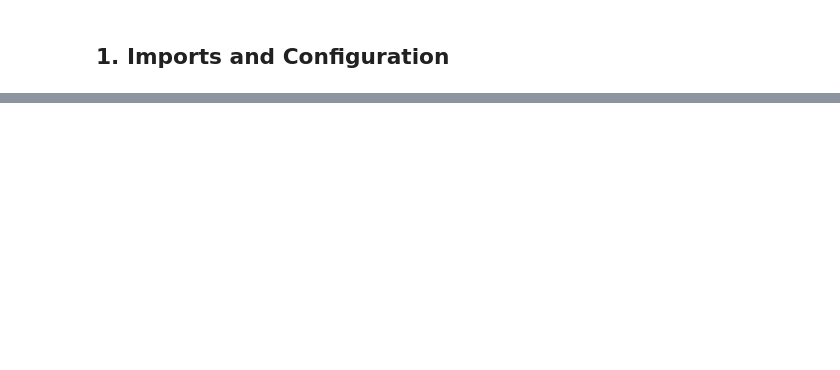
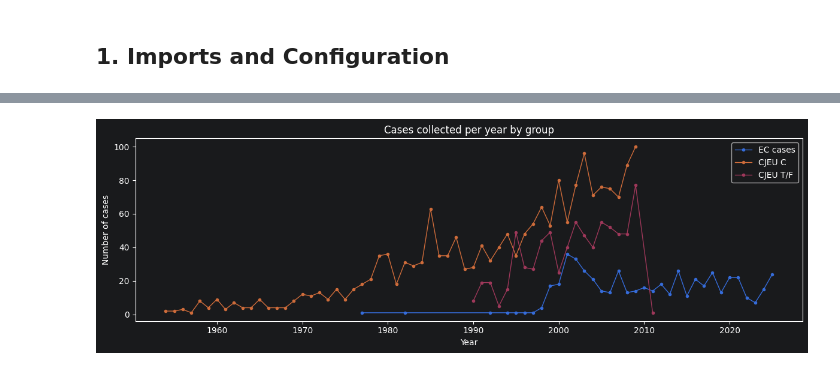
Before and after one commit to floheusser/data_analysis_master, a Jupyter notebook: 08_summary_statistics.ipynb, the cells around one changed output, grey strips where cells are left out. Cells and saved outputs as stored; diff of their text form; code cells hidden in the pictures; blank space fills up the shorter version.

```diff
--- a/08_summary_statistics.ipynb
+++ b/08_summary_statistics.ipynb
@@ -644,0 +67,16 @@ Done.
+# %%
+_CELEX_RE = re.compile(r"^6(?P<year>\d{4})(?P<court>CJ|TJ|FJ)(?P<number>\d+)$", re.IGNORECASE)
+
+def classify_cjeu_celex(celex_id):
+    m = _CELEX_RE.match(str(celex_id).strip())
+    if not m:
+        return "other"
+    court = m.group("court").upper()
+    if court == "CJ":
+        return "c_case"
+    return "t_case"
+
+if not cjeu_cases.empty:
+    cjeu_cases["group"] = cjeu_cases["celex_id"].apply(classify_cjeu_celex)
+    print("CJEU group distribution (from cjeu_cases.csv):")
+    print(cjeu_cases["group"].value_counts().to_string())
@@ -644,0 +186,23 @@ Done.
+# %%
+if HAS_MPL:
+    yr_series = {}
+    if not ec_master.empty and "year" in ec_master.columns:
+        yr_series["EC cases"] = ec_master["year"].dropna().astype(int).value_counts().sort_index()
+    if not cjeu_cases.empty and "year" in cjeu_cases.columns:
+        for grp, lbl in [("c_case", "CJEU C"), ("t_case", "CJEU T/F")]:
+            sub = cjeu_cases.loc[cjeu_cases["group"] == grp, "year"].dropna().astype(int)
+            if not sub.empty:
+                yr_series[lbl] = sub.value_counts().sort_index()
+
+    if yr_series:
+        fig, ax = plt.subplots(figsize=(12, 4))
+        for lbl, s in yr_series.items():
+            ax.plot(s.index, s.values, marker="o", markersize=3, linewidth=1, label=lbl)
+        ax.set_title("Cases collected per year by group")
+        ax.set_xlabel("Year")
+        ax.set_ylabel("Number of cases")
+        ax.legend()
+        plt.tight_layout()
+        plt.show()
+# %% [output]
+[figure, added]
```
Also changed, not shown: parts of 51 cells of this notebook.
